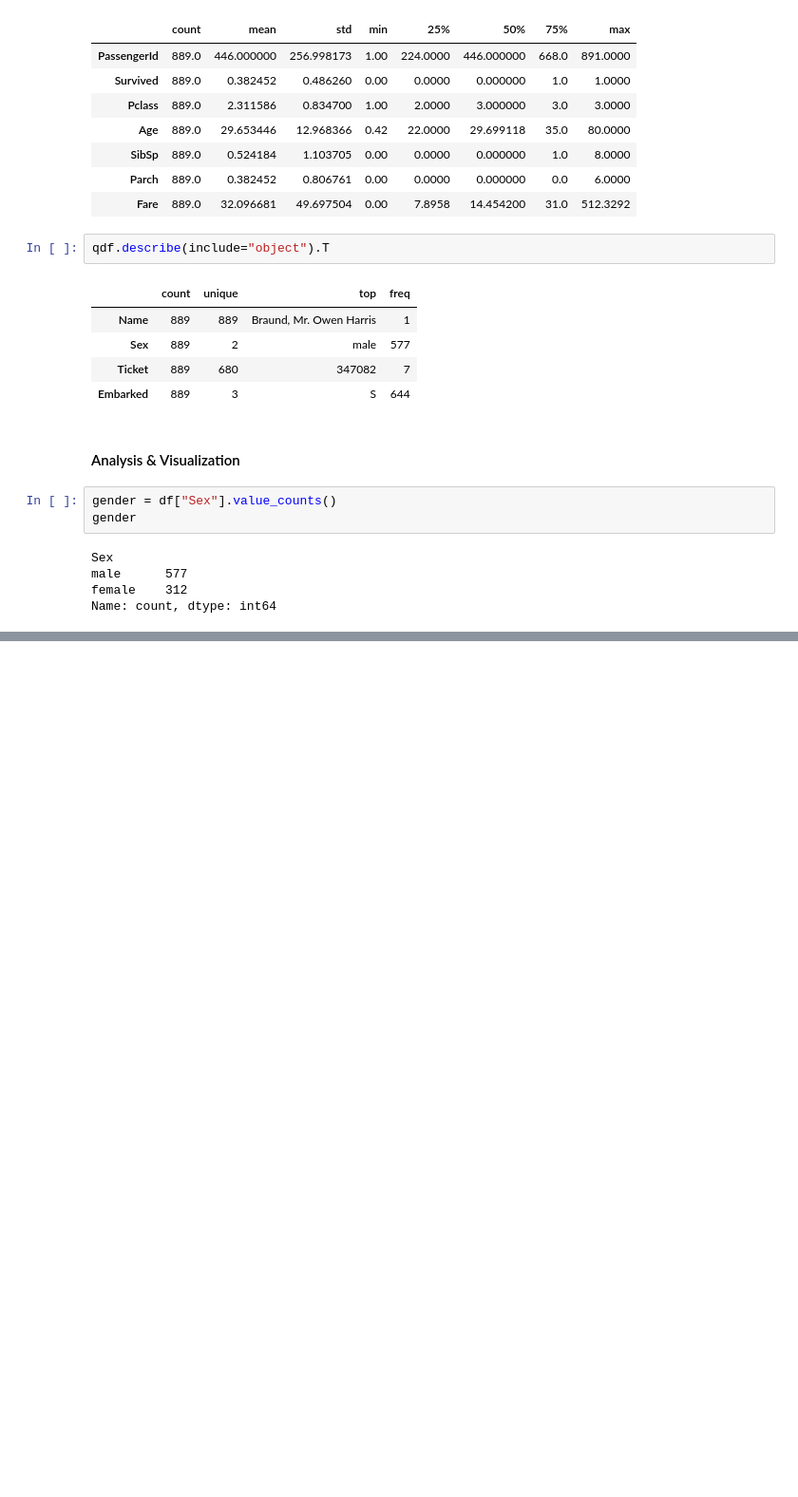
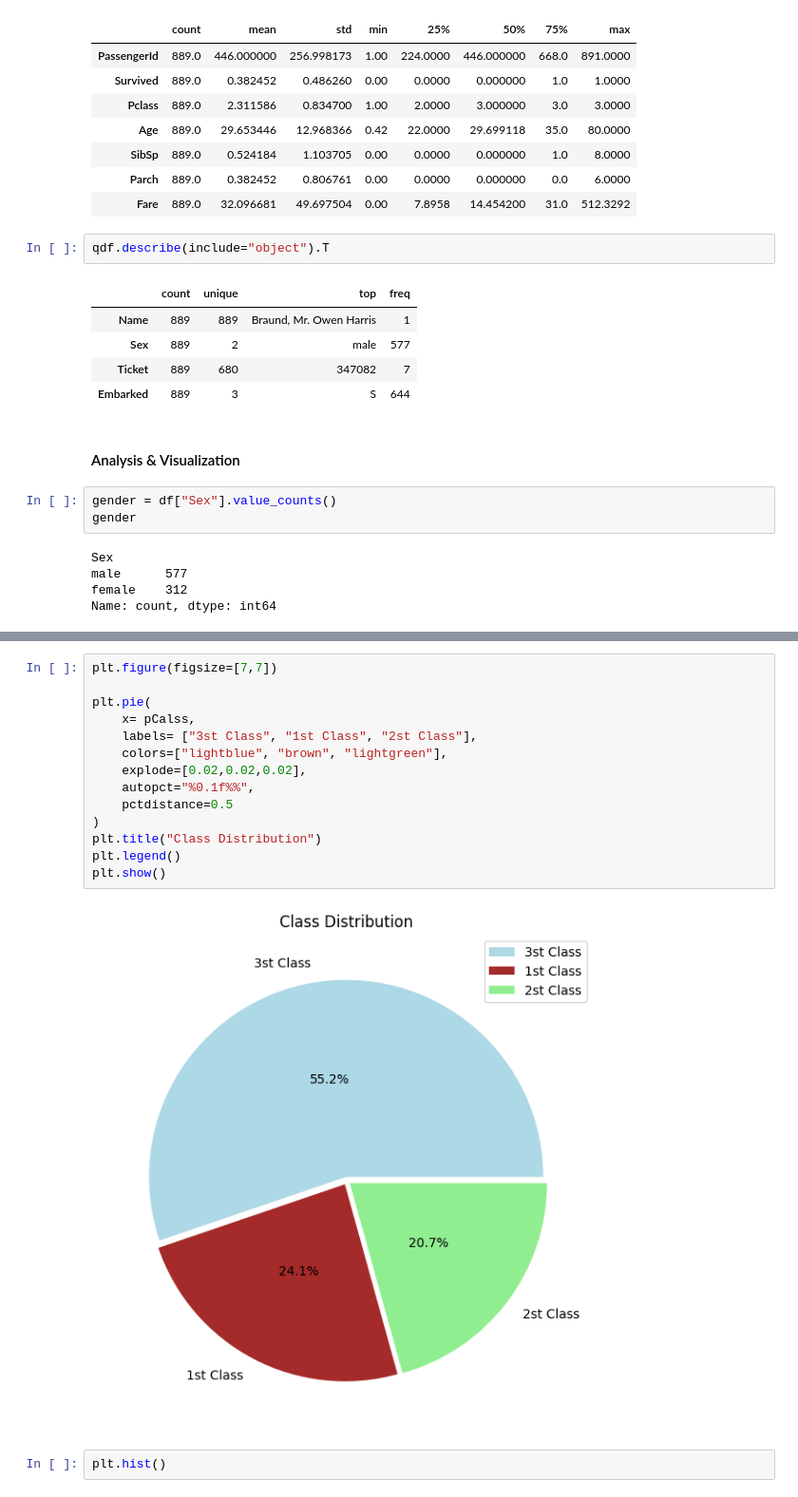
Before and after one commit to KanekiYokan/Data-Analysis-and-Visualization, a Jupyter notebook: titanic_analysis.ipynb, the cells around one changed output, grey strips where cells are left out. Shown at 95% size. Cells and saved outputs as stored; diff of their text form; blank space fills up the shorter version.

Commit message:
ClassDistribution

```diff
--- a/titanic_analysis.ipynb
+++ b/titanic_analysis.ipynb
@@ -174,0 +185,18 @@ plt.show()
+# %%
+plt.figure(figsize=[7,7])
+
+plt.pie(
+    x= pCalss,
+    labels= ["3st Class", "1st Class", "2st Class"],
+    colors=["lightblue", "brown", "lightgreen"],
+    explode=[0.02,0.02,0.02],
+    autopct="%0.1f%%",
+    pctdistance=0.5
+)
+plt.title("Class Distribution")
+plt.legend()
+plt.show()
+# %% [output]
+[figure, added]
+# %%
+plt.hist()
```
Also changed, not shown: parts of 2 cells of this notebook.
